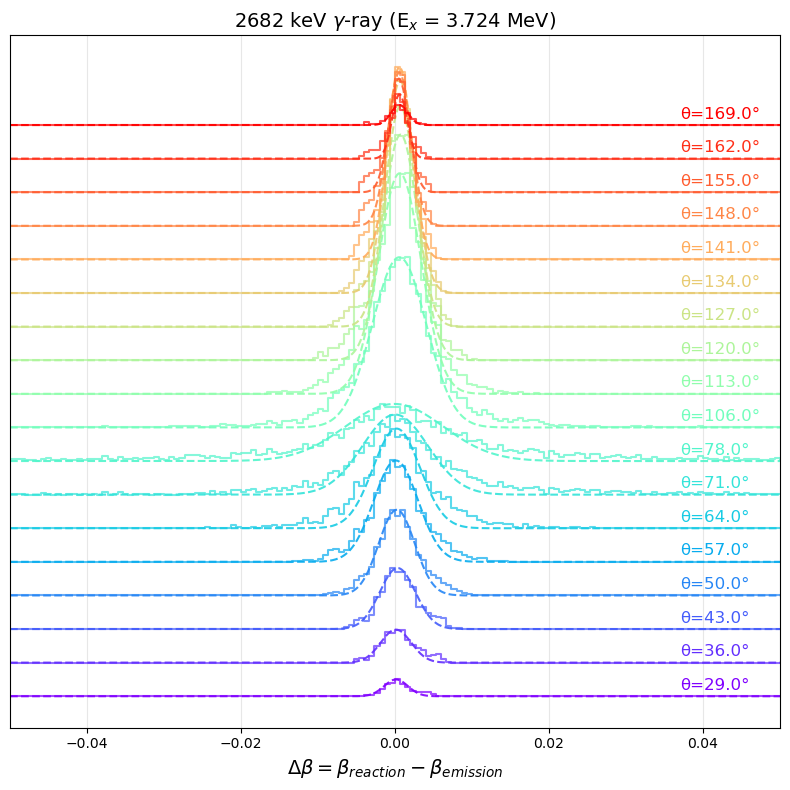
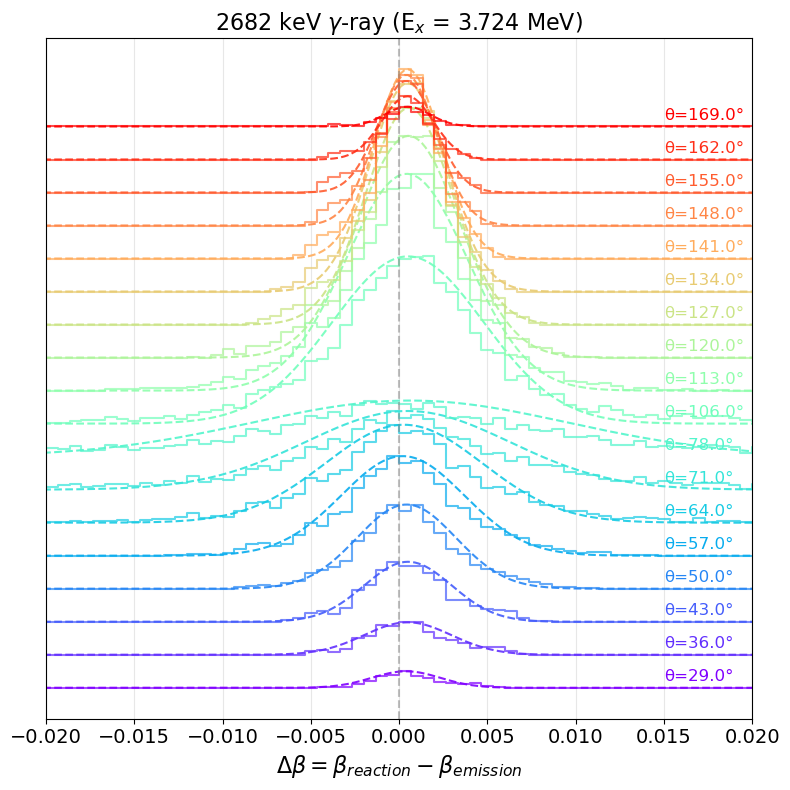
The notebook cell's code change between the first figure and the second:
--- before
+++ after
@@ -40,5 +40,5 @@
         # (amplitude from histogram peak, sigma from stored sigma if available)
         amplitude = np.max(hist)
-        sigma_val  = np.std(db_bin)   # fallback; replace with stored sigma if you store it
+        sigma_val  = np.std(db_bin*2)   # fallback; replace with stored sigma if you store it
 
         # Refit the Gaussian to get a smooth curve for plotting (optional, can be skipped if you trust the stored parameters)
@@ -50,6 +50,6 @@
                 sigma=sigma_val
             )
-            x_data_fit = bin_centers_h[(hist > hist.max() * 0.5)]
-            y_data_fit = hist[(hist > hist.max() * 0.5)]
+            x_data_fit = bin_centers_h[(hist > hist.max() * 0.1)]
+            y_data_fit = hist[(hist > hist.max() * 0.1)]
             weights_fit = 1.0 / np.sqrt(y_data_fit + 1)
             result_fit = model.fit(y_data_fit, params, x=x_data_fit, weights=weights_fit)
@@ -92,13 +92,18 @@
 
             # Theta label on the right side
-            ax_wf.text(0.037, vertical_offset + offset_step * 0.1,
+            ax_wf.text(0.015, vertical_offset + offset_step * 0.1,
                        f'θ={thetas_sorted[idx]:.1f}°',
                        color=color, fontsize=12, verticalalignment='bottom')
 
-    ax_wf.set_xlabel(r"$\Delta \beta = \beta _{reaction} - \beta _{emission}$", fontsize=14)
-    ax_wf.set_title(f"{gamma_energy} keV $\\gamma$-ray (E$_x$ = {level_energy:.3f} MeV)", fontsize=14)
-    ax_wf.set_xlim(-0.05, 0.05)
+    ax_wf.set_xlabel(r"$\Delta \beta = \beta _{reaction} - \beta _{emission}$", fontsize=16)
+    ax_wf.set_title(f"{gamma_energy} keV $\\gamma$-ray (E$_x$ = {level_energy:.3f} MeV)", fontsize=16)
+    ax_wf.set_xlim(-0.02, 0.02)
     ax_wf.set_yticks([])
     ax_wf.grid(True, alpha=0.3)
+
+    # Increase x-tics font size
+    ax_wf.tick_params(axis='x', labelsize=14)
+
+    plt.axvline(0, color='gray', linestyle='--', alpha=0.5)
 
     plt.tight_layout()

Commit: Updated analysis.